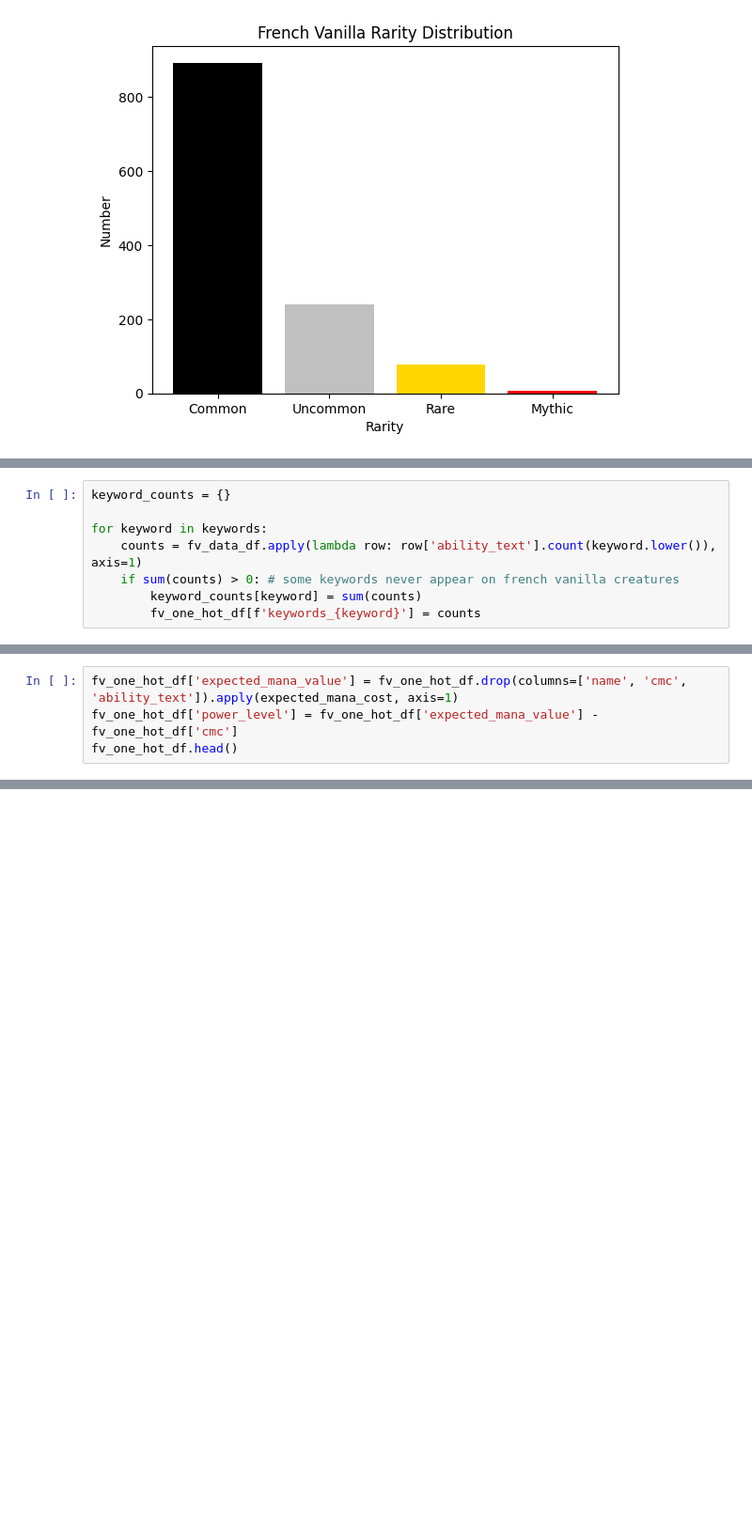
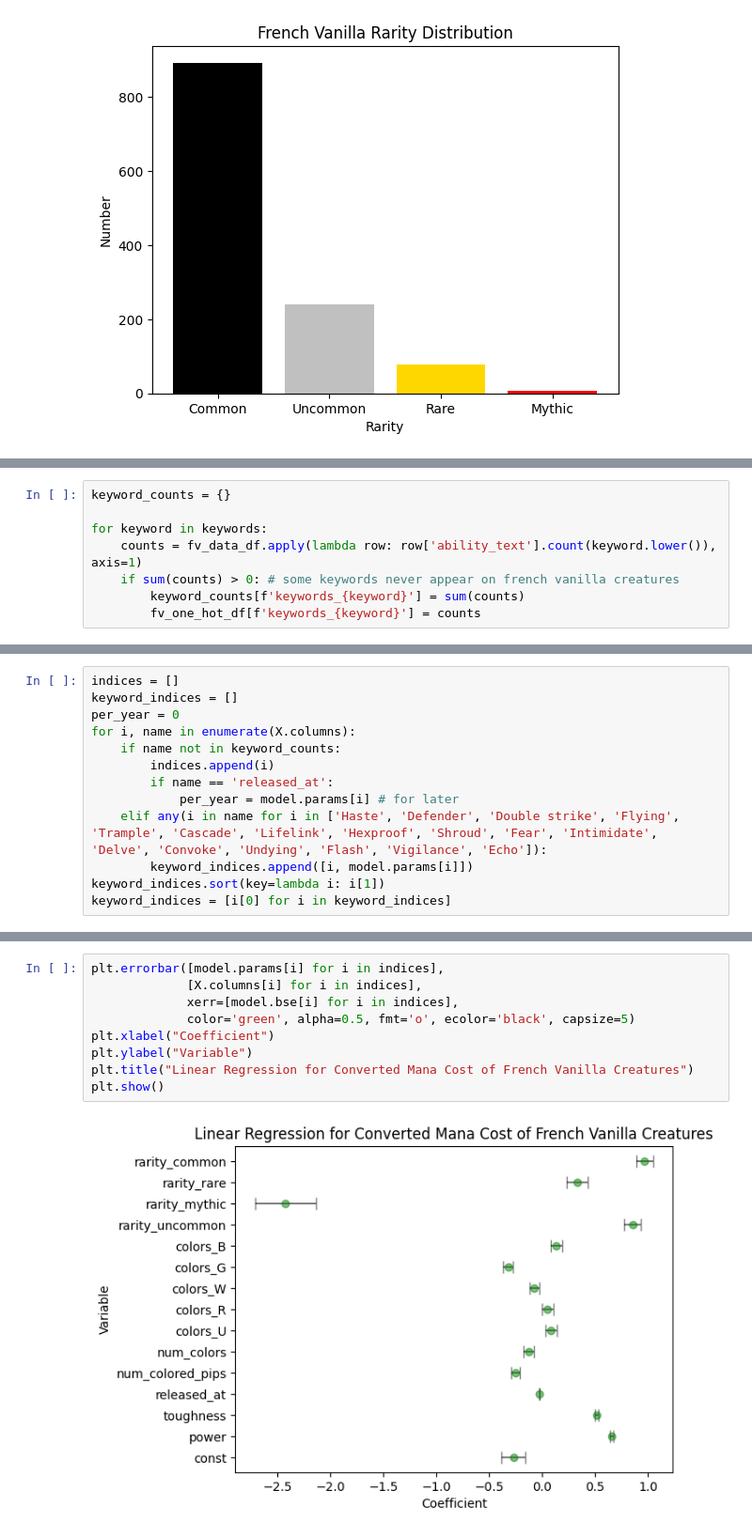
Before and after one commit to Innoviox/mtg-analyzer, a Jupyter notebook: mtganalyzer.ipynb, the cells around one changed output, grey strips where cells are left out. Shown at 94% size. Saved outputs shown, nothing was run; the diff lists cells and outputs as text; blank space fills up the shorter version.

```diff
--- a/mtganalyzer.ipynb
+++ b/mtganalyzer.ipynb
@@ -447,8 +444,0 @@ For keywords, we have to do something slightly different. It is possible for one
-# %%
-keyword_counts = {}
-
-for keyword in keywords:
-    counts = fv_data_df.apply(lambda row: row['ability_text'].count(keyword.lower()), axis=1)
-    if sum(counts) > 0: # some keywords never appear on french vanilla creatures
-        keyword_counts[keyword] = sum(counts)
-        fv_one_hot_df[f'keywords_{keyword}'] = counts
@@ -472,4 +444,0 @@ plt.show()
-# %%
-fv_one_hot_df['expected_mana_value'] = fv_one_hot_df.drop(columns=['name', 'cmc', 'ability_text']).apply(expected_mana_cost, axis=1)
-fv_one_hot_df['power_level'] = fv_one_hot_df['expected_mana_value'] - fv_one_hot_df['cmc']
-fv_one_hot_df.head()
@@ -491,0 +447,8 @@ plt.plot(r, [statistics.mean(fv_one_hot_df['power_level'])
+# %%
+keyword_counts = {}
+
+for keyword in keywords:
+    counts = fv_data_df.apply(lambda row: row['ability_text'].count(keyword.lower()), axis=1)
+    if sum(counts) > 0: # some keywords never appear on french vanilla creatures
+        keyword_counts[f'keywords_{keyword}'] = sum(counts)
+        fv_one_hot_df[f'keywords_{keyword}'] = counts
@@ -491,0 +466,13 @@ plt.plot(r, [statistics.mean(fv_one_hot_df['power_level'])
+# %%
+indices = []
+keyword_indices = []
+per_year = 0
+for i, name in enumerate(X.columns):
+    if name not in keyword_counts:
+        indices.append(i)
+        if name == 'released_at':
+            per_year = model.params[i] # for later
+    elif any(i in name for i in ['Haste', 'Defender', 'Double strike', 'Flying', 'Trample', 'Cascade', 'Lifelink', 'Hexproof', 'Shroud', 'Fear', 'Intimidate', 'Delve', 'Convoke', 'Undying', 'Flash', 'Vigilance', 'Echo']):
+        keyword_indices.append([i, model.params[i]])
+keyword_indices.sort(key=lambda i: i[1])
+keyword_indices = [i[0] for i in keyword_indices]
@@ -491,0 +481,11 @@ plt.plot(r, [statistics.mean(fv_one_hot_df['power_level'])
+# %%
+plt.errorbar([model.params[i] for i in indices],
+             [X.columns[i] for i in indices],
+             xerr=[model.bse[i] for i in indices],
+             color='green', alpha=0.5, fmt='o', ecolor='black', capsize=5)
+plt.xlabel("Coefficient")
+plt.ylabel("Variable")
+plt.title("Linear Regression for Converted Mana Cost of French Vanilla Creatures")
+plt.show()
+# %% [output]
+[figure, added]
```
Also changed, not shown: parts of 71 cells of this notebook.
